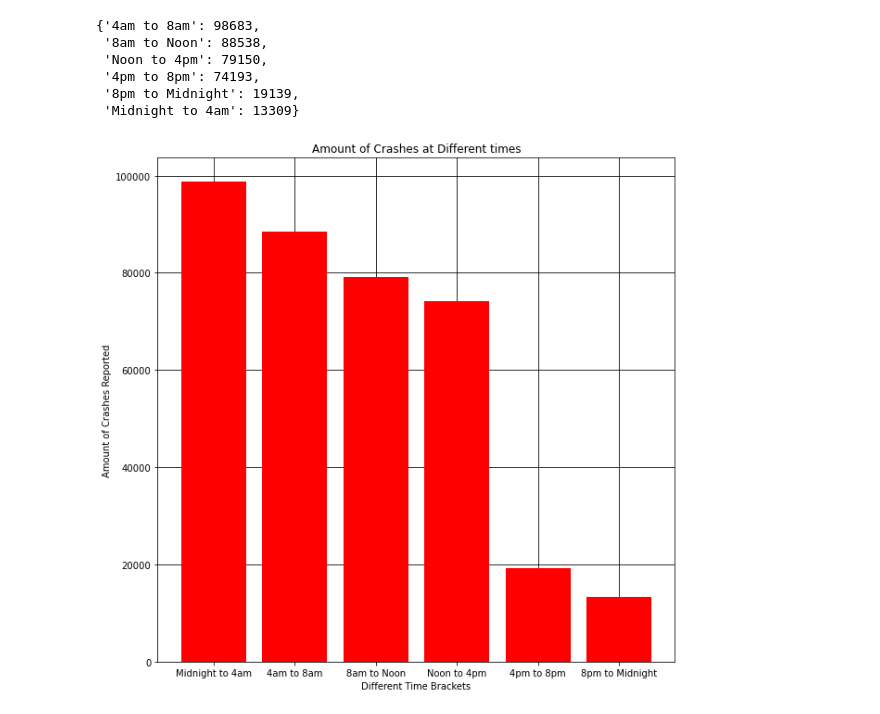
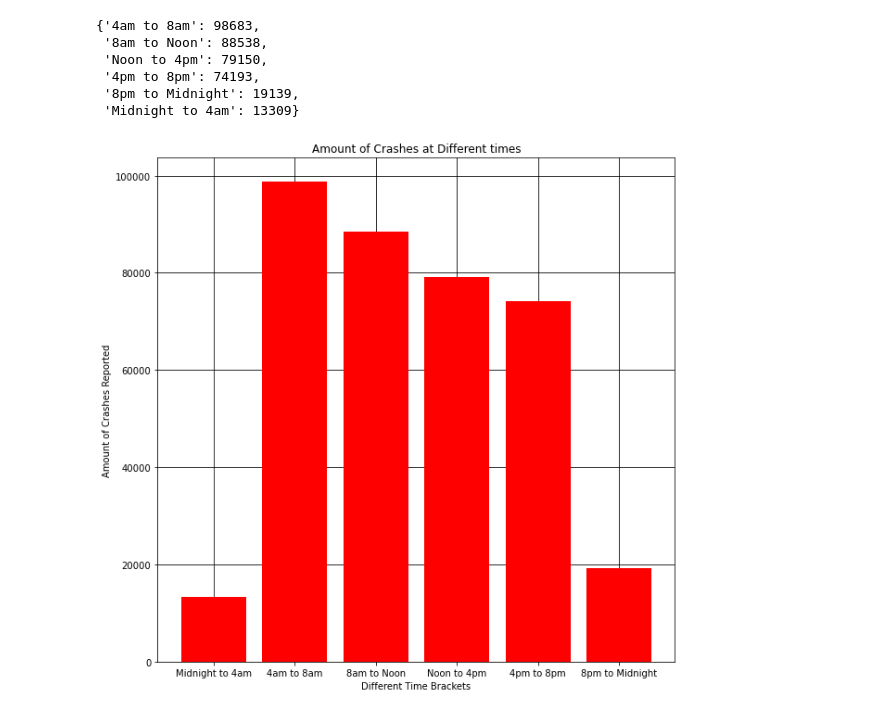
Before and after one commit to bjohnson90/data_science_group_project_1, a Jupyter notebook: Hours Bar Plot.ipynb, the cells around one changed output. Saved outputs shown, nothing was run; the diff lists cells and outputs as text; code cells hidden in the pictures.

```diff
--- a/Hours Bar Plot.ipynb
+++ b/Hours Bar Plot.ipynb
@@ -108,14 +108,14 @@ texas_df["Hour Group"].value_counts().to_dict()
 # %%
 hour_groups = ["Midnight to 4am", "4am to 8am", "8am to Noon", "Noon to 4pm","4pm to 8pm", "8pm to Midnight"]
 
-hour_nums = [98683, 88538, 79150, 74193, 19139, 13309]
+hour_nums = [13309, 98683, 88538, 79150, 74193, 19139]
 plt.figure(figsize=(10,10))
 plt.grid(zorder=0, color="black")
 plt.bar(hour_groups, hour_nums, color="r", align="center", zorder=3)
 plt.title("Amount of Crashes at Different times")
 plt.xlabel("Different Time Brackets")
 plt.ylabel("Amount of Crashes Reported")
 plt.ylim(0, max(hour_nums)+5000)
 plt.savefig("data/BarPlot.png")
 # %% [output]
-[figure, old version]
+[figure, new version]
```
Also changed, not shown: parts of 10 cells of this notebook, 3 other files.
